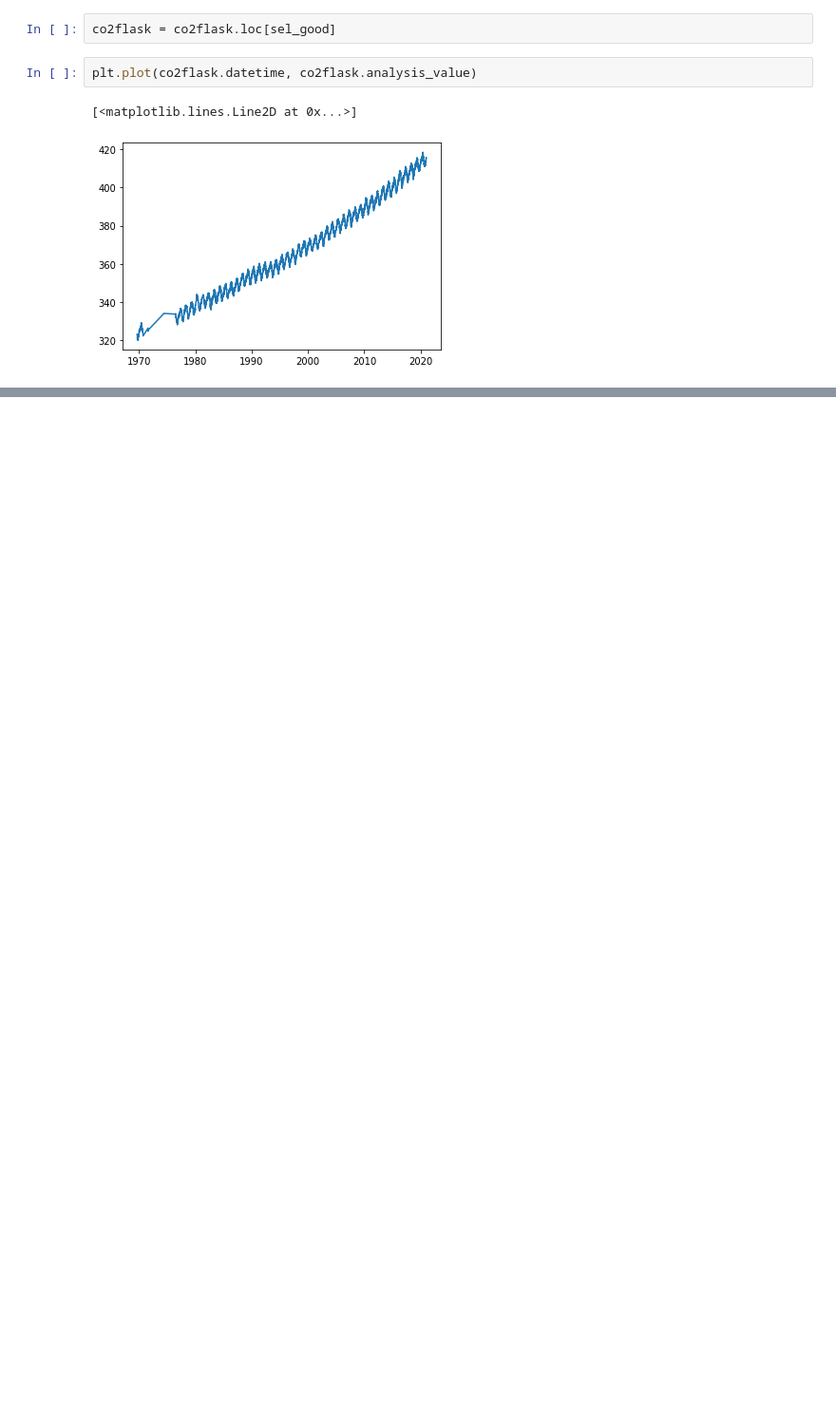
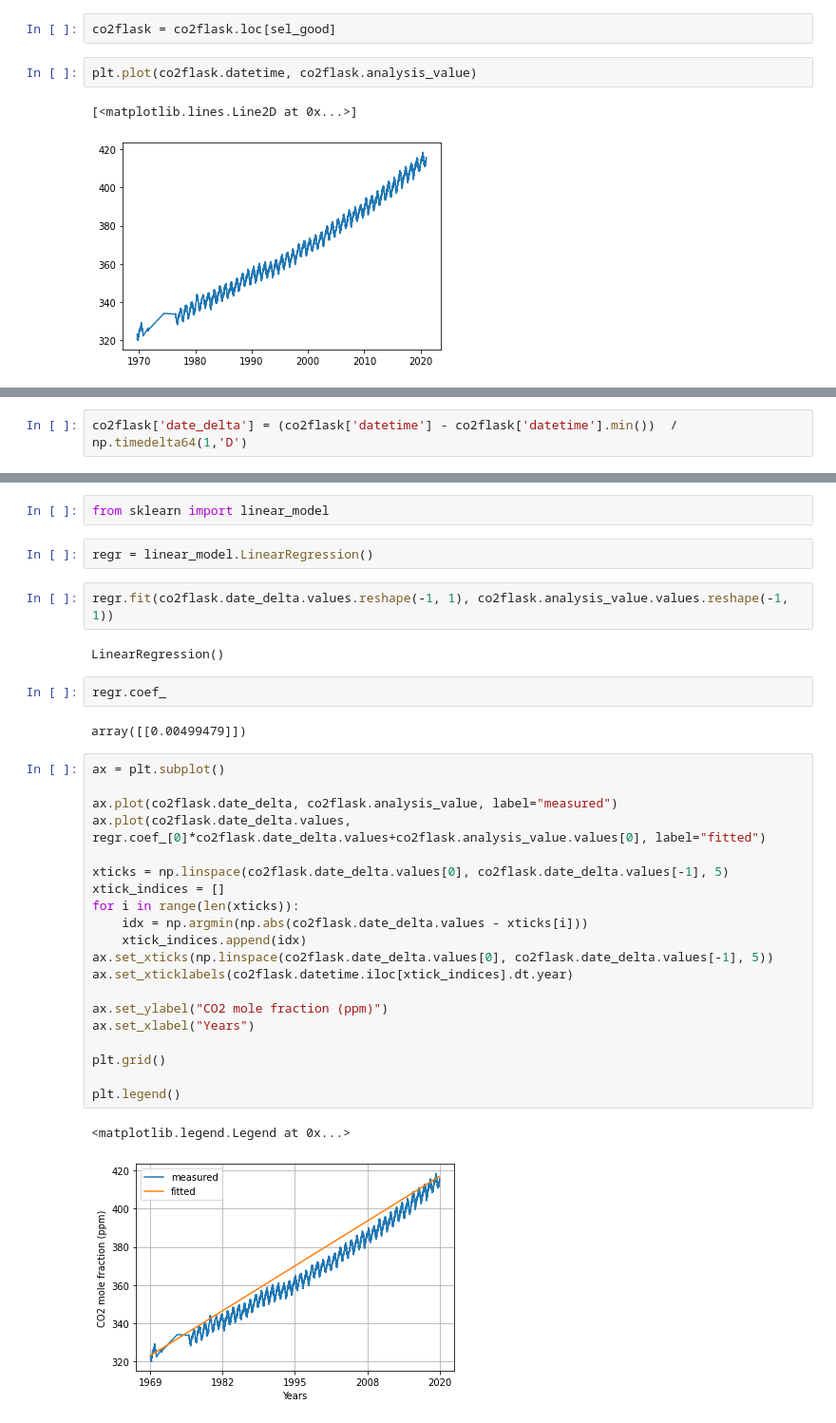
Before and after one commit to adityarn/MAV110_PythonModule, a Jupyter notebook: Keeling_Pandas.ipynb, the cells around one changed output, grey strips where cells are left out. Shown: that part at 95% size. Drawn from its saved outputs; the diff is of its cells as text; blank space fills up the shorter version.

```diff
--- a/Keeling_Pandas.ipynb
+++ b/Keeling_Pandas.ipynb
@@ -145,0 +144,2 @@ plt.plot(co2flask.datetime, co2flask.analysis_value)
+# %%
+co2flask['date_delta'] = (co2flask['datetime'] - co2flask['datetime'].min())  / np.timedelta64(1,'D')
@@ -145,0 +167,35 @@ plt.plot(co2flask.datetime, co2flask.analysis_value)
+# %%
+from sklearn import linear_model
+# %%
+regr = linear_model.LinearRegression()
+# %%
+regr.fit(co2flask.date_delta.values.reshape(-1, 1), co2flask.analysis_value.values.reshape(-1, 1))
+# %% [output]
+LinearRegression()
+# %%
+regr.coef_
+# %% [output]
+array([[0.00499479]])
+# %%
+ax = plt.subplot()
+
+ax.plot(co2flask.date_delta, co2flask.analysis_value, label="measured")
+ax.plot(co2flask.date_delta.values, regr.coef_[0]*co2flask.date_delta.values+co2flask.analysis_value.values[0], label="fitted")
+
+xticks = np.linspace(co2flask.date_delta.values[0], co2flask.date_delta.values[-1], 5)
+xtick_indices = []
+for i in range(len(xticks)):
+    idx = np.argmin(np.abs(co2flask.date_delta.values - xticks[i]))
+    xtick_indices.append(idx)
+ax.set_xticks(np.linspace(co2flask.date_delta.values[0], co2flask.date_delta.values[-1], 5))
+ax.set_xticklabels(co2flask.datetime.iloc[xtick_indices].dt.year)
+
+ax.set_ylabel("CO2 mole fraction (ppm)")
+ax.set_xlabel("Years")
+
+plt.grid()
+
+plt.legend()
+# %% [output]
+<matplotlib.legend.Legend at 0x...>
+[figure, added]
```
Also changed, not shown: parts of 20 cells of this notebook, 1 other file.
